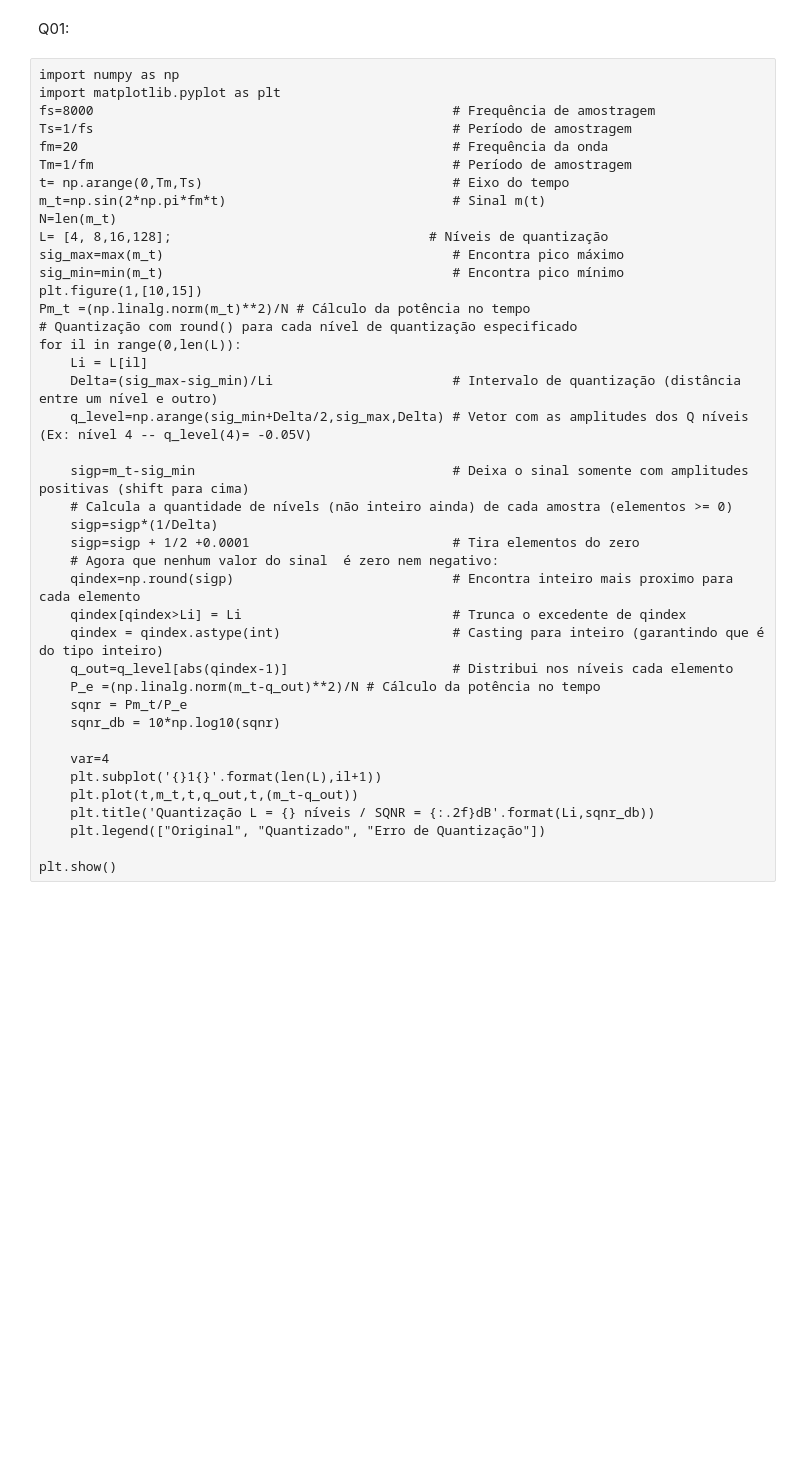
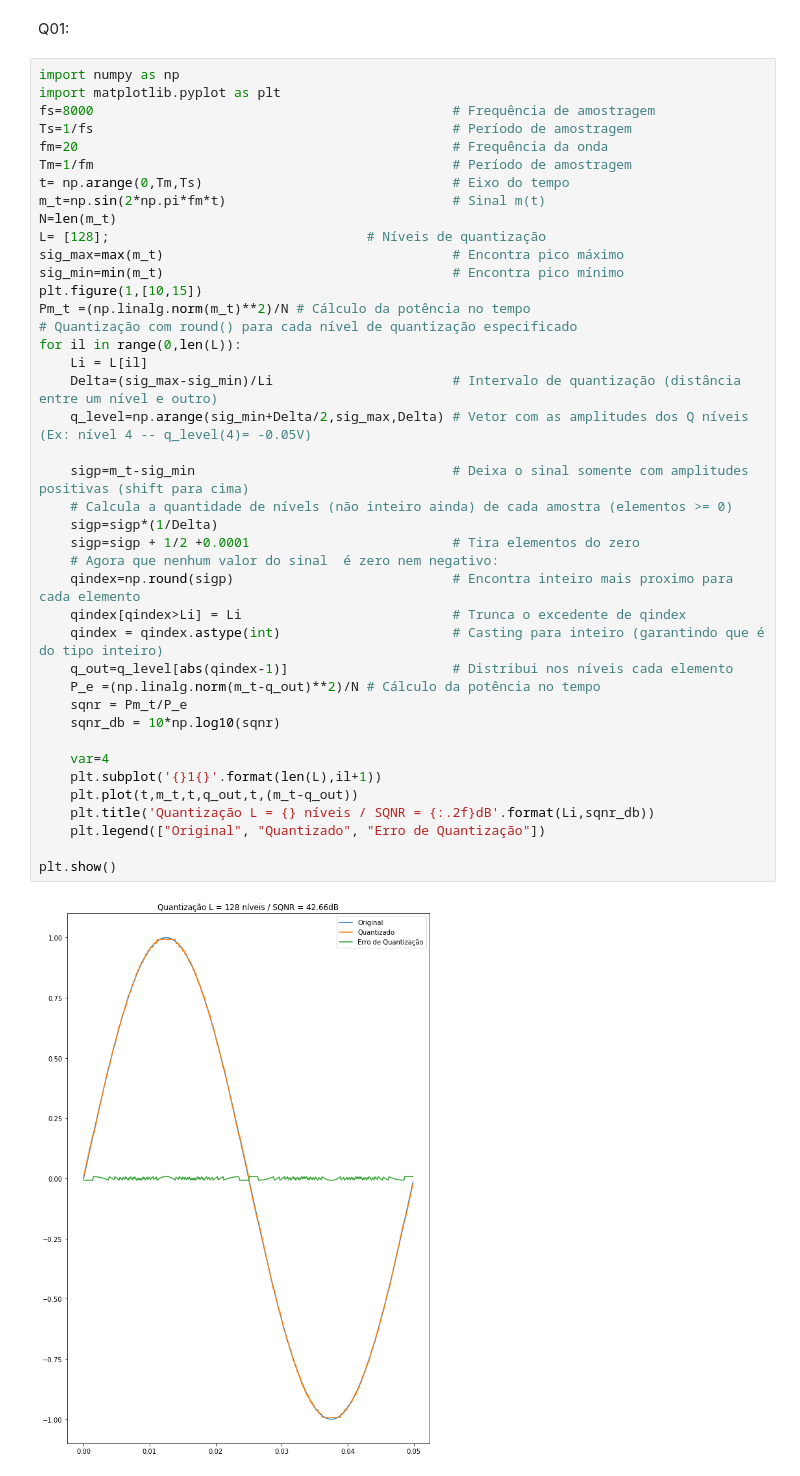
Before and after one commit to fellipe-leandro/fellipe_DCO2004, a Jupyter notebook: Avaliação.ipynb, the cells around one changed output. Cells and saved outputs as stored; diff of their text form; blank space fills up the shorter version.

```diff
--- a/Avaliação.ipynb
+++ b/Avaliação.ipynb
@@ -169,34 +179,36 @@ Tm=1/fm                                              # Período de amostragem
 t= np.arange(0,Tm,Ts)                                # Eixo do tempo
 m_t=np.sin(2*np.pi*fm*t)                             # Sinal m(t)
 N=len(m_t)
-L= [4, 8,16,128];                                 # Níveis de quantização
+L= [128];                                 # Níveis de quantização
 sig_max=max(m_t)                                     # Encontra pico máximo
 sig_min=min(m_t)                                     # Encontra pico mínimo
 plt.figure(1,[10,15])
 Pm_t =(np.linalg.norm(m_t)**2)/N # Cálculo da potência no tempo
 # Quantização com round() para cada nível de quantização especificado
 for il in range(0,len(L)):
     Li = L[il]
     Delta=(sig_max-sig_min)/Li                       # Intervalo de quantização (distância entre um nível e outro)
     q_level=np.arange(sig_min+Delta/2,sig_max,Delta) # Vetor com as amplitudes dos Q níveis (Ex: nível 4 -- q_level(4)= -0.05V)
 
     sigp=m_t-sig_min                                 # Deixa o sinal somente com amplitudes positivas (shift para cima)
     # Calcula a quantidade de nívels (não inteiro ainda) de cada amostra (elementos >= 0)
     sigp=sigp*(1/Delta)
     sigp=sigp + 1/2 +0.0001                          # Tira elementos do zero
     # Agora que nenhum valor do sinal  é zero nem negativo:
     qindex=np.round(sigp)                            # Encontra inteiro mais proximo para cada elemento
     qindex[qindex>Li] = Li                           # Trunca o excedente de qindex
     qindex = qindex.astype(int)                      # Casting para inteiro (garantindo que é do tipo inteiro)
     q_out=q_level[abs(qindex-1)]                     # Distribui nos níveis cada elemento
     P_e =(np.linalg.norm(m_t-q_out)**2)/N # Cálculo da potência no tempo
     sqnr = Pm_t/P_e
     sqnr_db = 10*np.log10(sqnr)
 
     var=4
     plt.subplot('{}1{}'.format(len(L),il+1))
     plt.plot(t,m_t,t,q_out,t,(m_t-q_out))
     plt.title('Quantização L = {} níveis / SQNR = {:.2f}dB'.format(Li,sqnr_db))
     plt.legend(["Original", "Quantizado", "Erro de Quantização"])
 
 plt.show()
+# %% [output]
+[figure, added]
```
Also changed, not shown: parts of 4 cells of this notebook.
